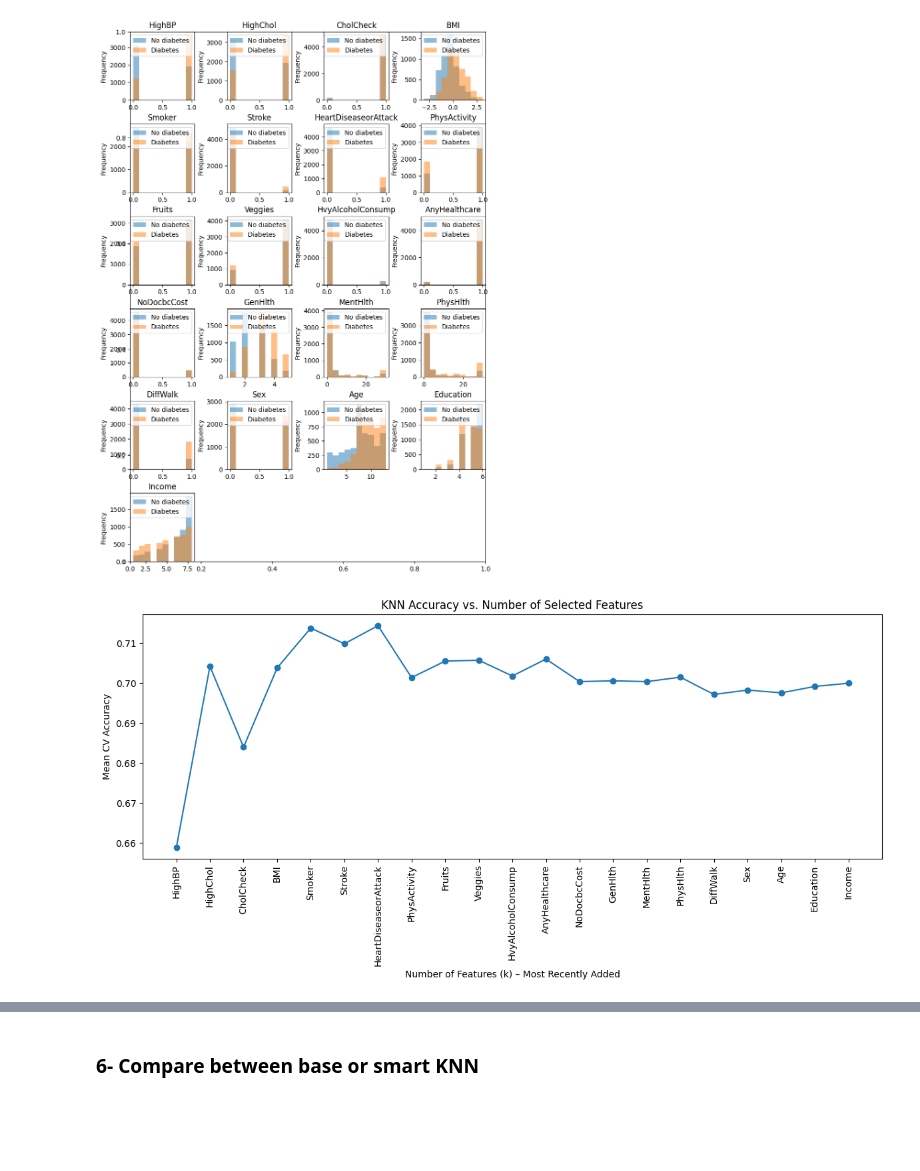
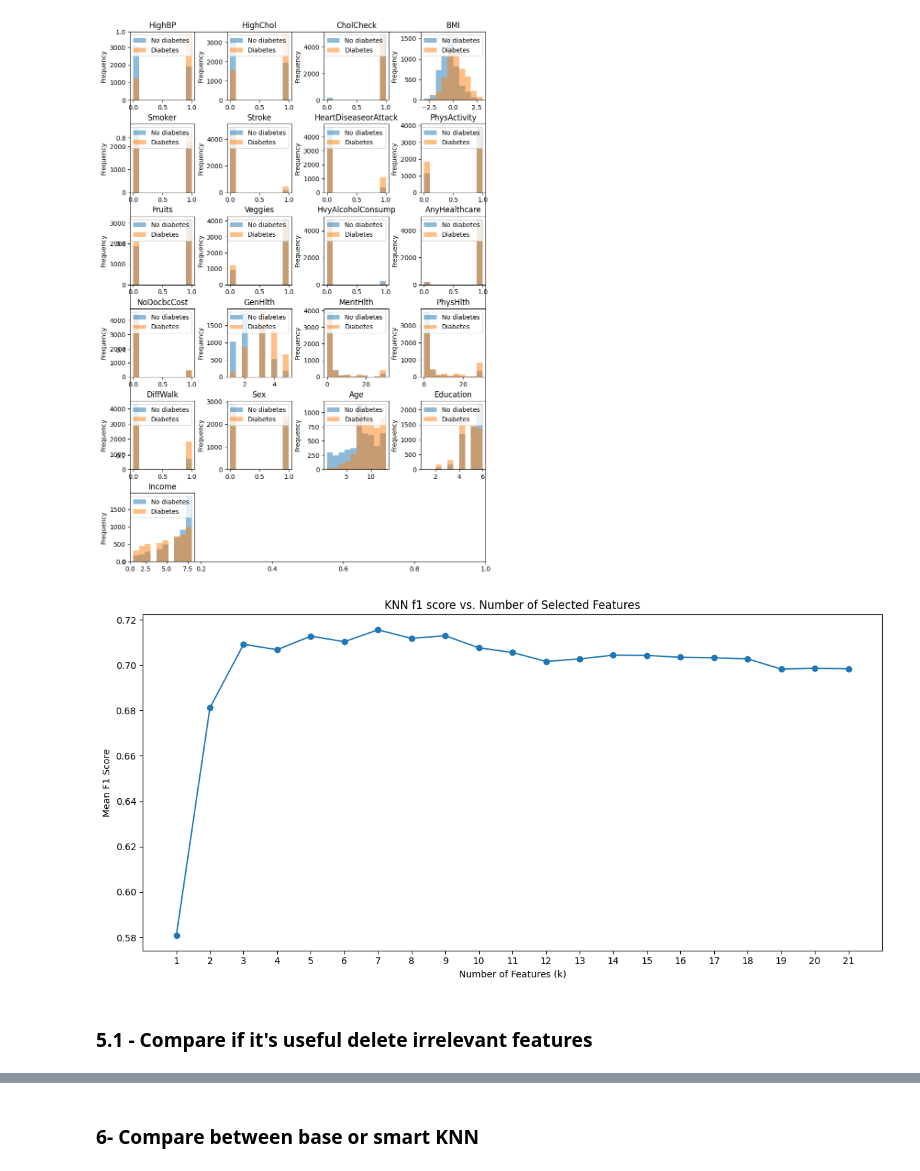
Before and after one commit to yasin281/data-mining-p2, a Jupyter notebook: src/KNN.ipynb, the cells around one changed output, grey strips where cells are left out. Saved outputs shown, nothing was run; the diff lists cells and outputs as text; code cells hidden in the pictures; blank space fills up the shorter version.

```diff
--- a/src/KNN.ipynb
+++ b/src/KNN.ipynb
@@ -41,0 +42,4 @@ print(y.shape)
+# %%
+from sklearn.model_selection import train_test_split
+
+(X_train, X_test,  y_train, y_test) = train_test_split(X, y, test_size = 0.3, random_state = 42, stratify = y)
@@ -42,5 +48,5 @@ print(y.shape)
 # %%
-# Check what is the actual score without any normalize
+# Check what is the actual score without any performance tuning
 # We are going to use k-fold cross validation
 # We apply to all methods the same random state 42
 
@@ -56,6 +62,9 @@ cv = StratifiedKFold(n_splits=10, random_state=42, shuffle = True)
 # We are going to use the KNeighborsClassifier without any parameter tuning so,
 # it will use 5 neighbors by default. Later we will use the GridSearchCV to find the best parameters
 # for the KNeighborsClassifier
-cv_scores = cross_val_score(nb.KNeighborsClassifier(), X=X,y=y, cv=cv, scoring='accuracy')
+# We are going to use the f1 score as the metric for the model performance and slect "f1" for because the documentation states it's used for a binary target
+# We use cross_val_score to evaluate the model by a score using cross-validation.
+
+cv_scores = cross_val_score(nb.KNeighborsClassifier(), X=X_train,y=y_train, cv=cv, scoring='f1')
 np.mean(cv_scores)
 # %% [output]
@@ -171,49 +120,47 @@ plt.show()
 [figure]
 # %%
 # Let's use SKLearn to select the best features
-# We avoid to be fooled by irrelevant features
+# We avoid to be fooled by irrelevant feature; what we want es to get a final dataset with only the relevant features
+# We reduce noise and increase computational eficiency with less dimensions
 
 # Improvement in accuracy
-# Unfortunately, we don't know before hand the relevant feature.
-
-# Sklearn to the rescue!
 
 from sklearn.feature_selection import mutual_info_classif # Calculate the mutual information between each feature and the target
 from sklearn.feature_selection import SelectKBest # Select the k best features based on the mutual information score
 
-# We are going to iterate over different values ok k and see which one is the best
+# We are going to iterate over different values k and see which one is the best
 # Array to hold mean CV accuracy for each k
 scores_by_k = np.zeros(len(column_names))
+
+def mutual_info_fixed(X, y):
+    return mutual_info_classif(X, y, random_state=42) #
 
 for idx, feature in enumerate(column_names):
     k = idx + 1
     # Select the k best features by mutual information
-    X_selected = SelectKBest(mutual_info_classif, k=k).fit_transform(X, y)
-
+    X_selected = SelectKBest(mutual_info_fixed, k=k).fit_transform(X_train, y_train)
     # Evaluate with stratified CV and KNN
     cv_scores = cross_val_score(
         nb.KNeighborsClassifier(),
         X_selected,
-        y,
+        y_train,
         cv=cv,
-        scoring='accuracy'
+        scoring='f1'
     )
     scores_by_k[idx] = np.mean(cv_scores)
 
-# Plot: x-axis labels are the name of the last feature added for each k
+
 plt.figure(figsize=(12, 6))
 plt.plot(range(1, len(column_names) + 1), scores_by_k, marker='o')
-plt.xticks(
-    ticks=range(1, len(column_names) + 1),
-    labels=column_names,
-    rotation=90
-)
-plt.xlabel('Number of Features (k) – Most Recently Added')
-plt.ylabel('Mean CV Accuracy')
-plt.title('KNN Accuracy vs. Number of Selected Features')
+plt.xticks(range(1, len(column_names) + 1))
+plt.xlabel('Number of Features (k)')
+plt.ylabel('Mean F1 Score')
+plt.title('KNN f1 score vs. Number of Selected Features')
 plt.tight_layout()
 plt.show()
 
-# We see that the accuracy stops increasing after the first 5 features.
+# We see that the f1 score stops increasing after the first 7 features.
 # %% [output]
-[figure, old version]
+[figure, new version]
+# %% [markdown]
+### 5.1 - Compare if it's useful delete irrelevant features
```
Also changed, not shown: parts of 22 cells of this notebook, 1 other file.
